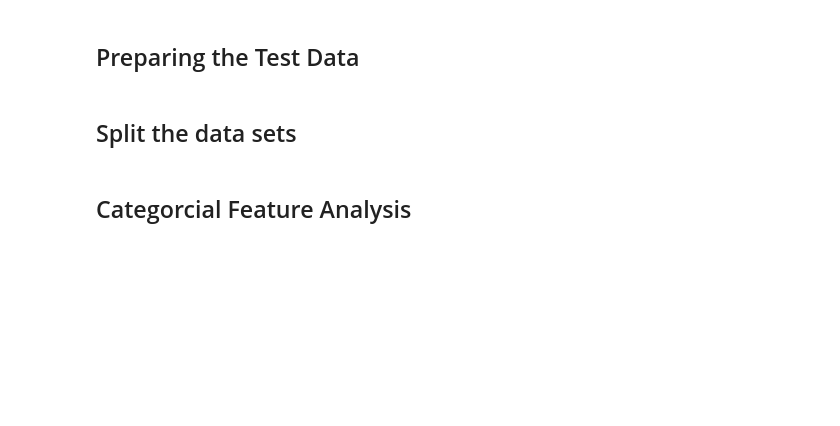
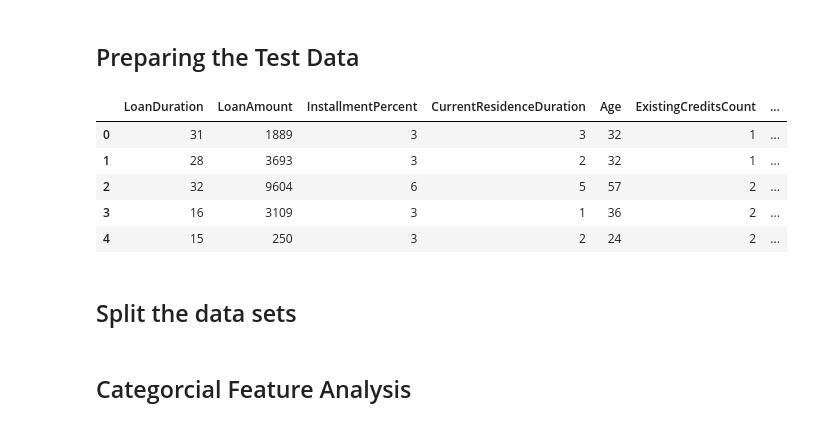
Before and after one commit to IBM/MLOps, a Jupyter notebook: 02-data_preparation.ipynb, the cells around one changed output. Saved outputs shown, nothing was run; the diff lists cells and outputs as text; code cells hidden in the pictures; blank space fills up the shorter version.

```diff
--- a/02-data_preparation.ipynb
+++ b/02-data_preparation.ipynb
@@ -52,8 +78,15 @@ numerical_columns = [col for col in train_data.columns.tolist() if col not in ob
 # %% [markdown]
 ## Preparing the Test Data
 # %%
-test_data = vars_and_utils.load_data(vars_and_utils.test_data_path)
+test_data = vars_and_utils.load_data_from_filesystem(vars_and_utils.test_data_path)
 test_data.head()
+# %% [output]
+|  | LoanDuration | LoanAmount | InstallmentPercent | CurrentResidenceDuration | Age | ExistingCreditsCount | ... |
+| 0 | 31 | 1889 | 3 | 3 | 32 | 1 | ... |
+| 1 | 28 | 3693 | 3 | 2 | 32 | 1 | ... |
+| 2 | 32 | 9604 | 6 | 5 | 57 | 2 | ... |
+| 3 | 16 | 3109 | 3 | 1 | 36 | 2 | ... |
+| 4 | 15 | 250 | 3 | 2 | 24 | 2 | ... |
 # %% [markdown]
 ## Split the data sets
 # %%
```
Also changed, not shown: parts of 11 cells of this notebook, 1 other file.
